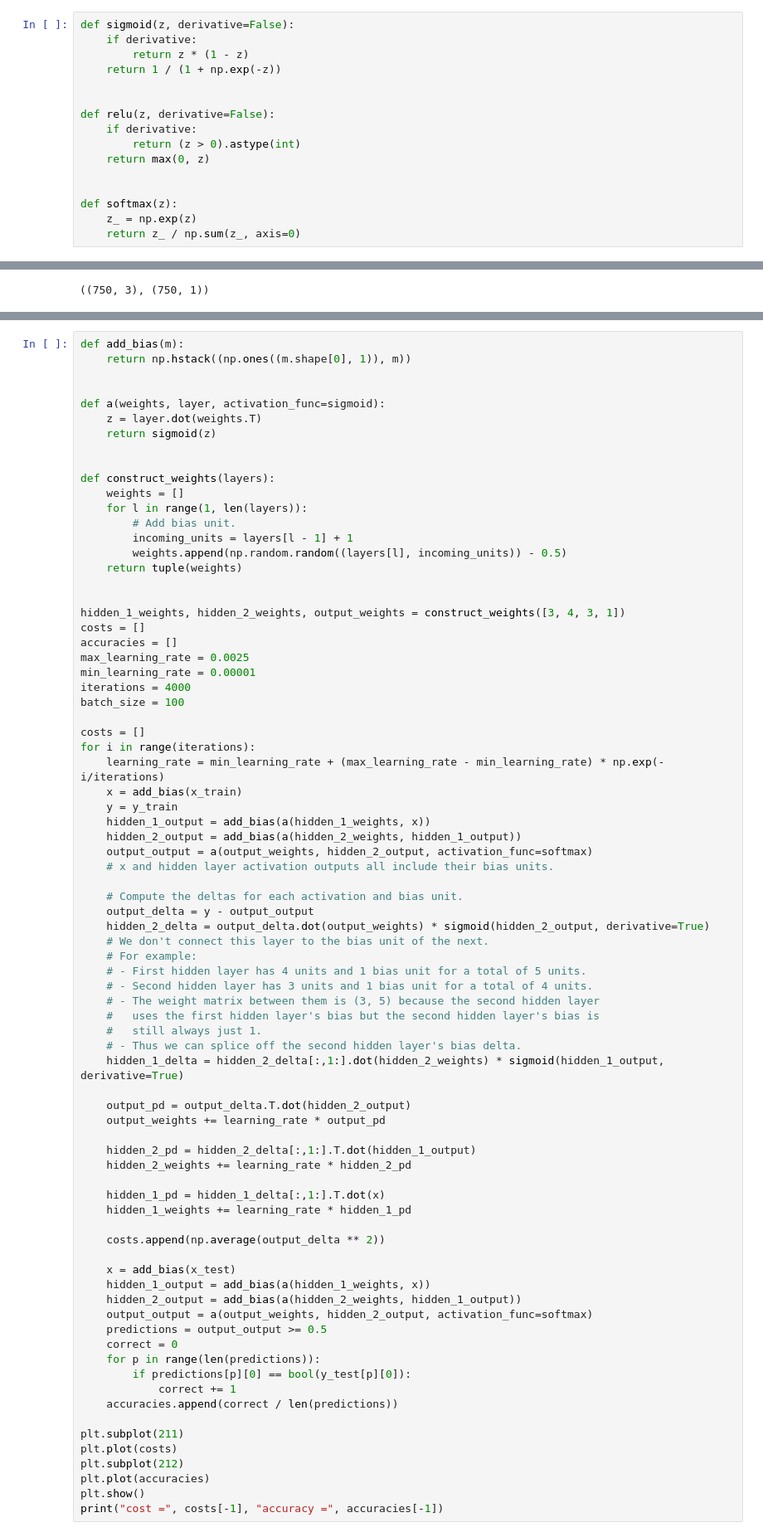
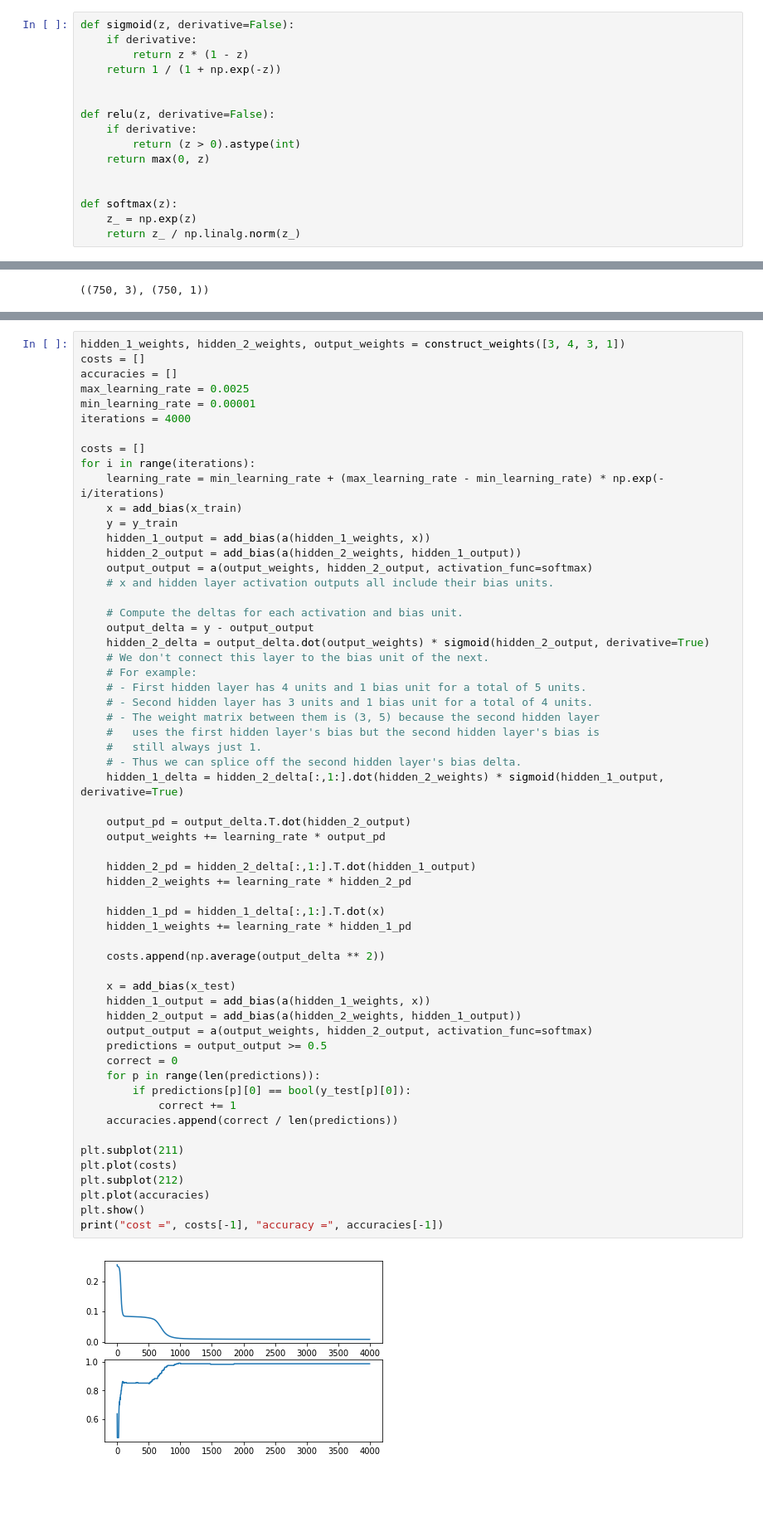
Before and after one commit to emilyhorsman/machine-learning, a Jupyter notebook: Neural Network Vectorized.ipynb, the cells around one changed output, grey strips where cells are left out. Shown at 83% size. Drawn from its saved outputs; the diff is of its cells as text; blank space fills up the shorter version.

```diff
--- a/Neural Network Vectorized.ipynb
+++ b/Neural Network Vectorized.ipynb
@@ -46,7 +46,7 @@ def relu(z, derivative=False):
 
 def softmax(z):
     z_ = np.exp(z)
-    return z_ / np.sum(z_, axis=0)
+    return z_ / np.linalg.norm(z_)
 # %% [markdown]
 ## Vectorized implementation
 # %%
@@ -56,29 +73,10 @@ x_train.shape, y_train.shape
 # %%
-def add_bias(m):
-    return np.hstack((np.ones((m.shape[0], 1)), m))
-
-
-def a(weights, layer, activation_func=sigmoid):
-    z = layer.dot(weights.T)
-    return sigmoid(z)
-
-
-def construct_weights(layers):
-    weights = []
-    for l in range(1, len(layers)):
-        # Add bias unit.
-        incoming_units = layers[l - 1] + 1
-        weights.append(np.random.random((layers[l], incoming_units)) - 0.5)
-    return tuple(weights)
-
-
 hidden_1_weights, hidden_2_weights, output_weights = construct_weights([3, 4, 3, 1])
 costs = []
 accuracies = []
 max_learning_rate = 0.0025
 min_learning_rate = 0.00001
 iterations = 4000
-batch_size = 100
 
 costs = []
 for i in range(iterations):
@@ -104,30 +102,32 @@ for i in range(iterations):
     hidden_1_delta = hidden_2_delta[:,1:].dot(hidden_2_weights) * sigmoid(hidden_1_output, derivative=True)
 
     output_pd = output_delta.T.dot(hidden_2_output)
     output_weights += learning_rate * output_pd
 
     hidden_2_pd = hidden_2_delta[:,1:].T.dot(hidden_1_output)
     hidden_2_weights += learning_rate * hidden_2_pd
 
     hidden_1_pd = hidden_1_delta[:,1:].T.dot(x)
     hidden_1_weights += learning_rate * hidden_1_pd
 
     costs.append(np.average(output_delta ** 2))
 
     x = add_bias(x_test)
     hidden_1_output = add_bias(a(hidden_1_weights, x))
     hidden_2_output = add_bias(a(hidden_2_weights, hidden_1_output))
     output_output = a(output_weights, hidden_2_output, activation_func=softmax)
     predictions = output_output >= 0.5
     correct = 0
     for p in range(len(predictions)):
         if predictions[p][0] == bool(y_test[p][0]):
             correct += 1
     accuracies.append(correct / len(predictions))
 
 plt.subplot(211)
 plt.plot(costs)
 plt.subplot(212)
 plt.plot(accuracies)
 plt.show()
 print("cost =", costs[-1], "accuracy =", accuracies[-1])
+# %% [output]
+[figure, added]
```
Also changed, not shown: parts of 5 cells of this notebook.
